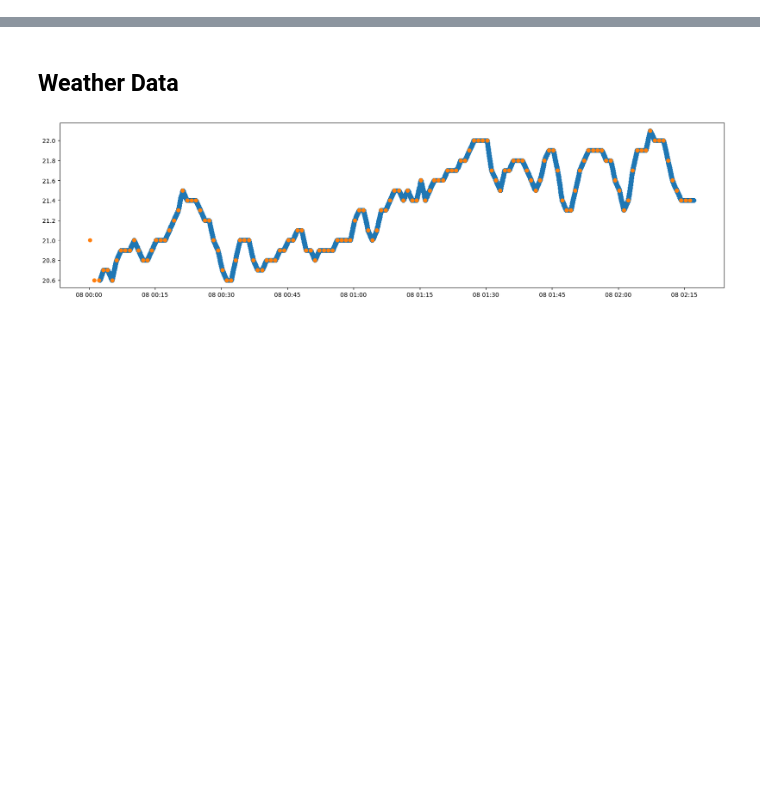
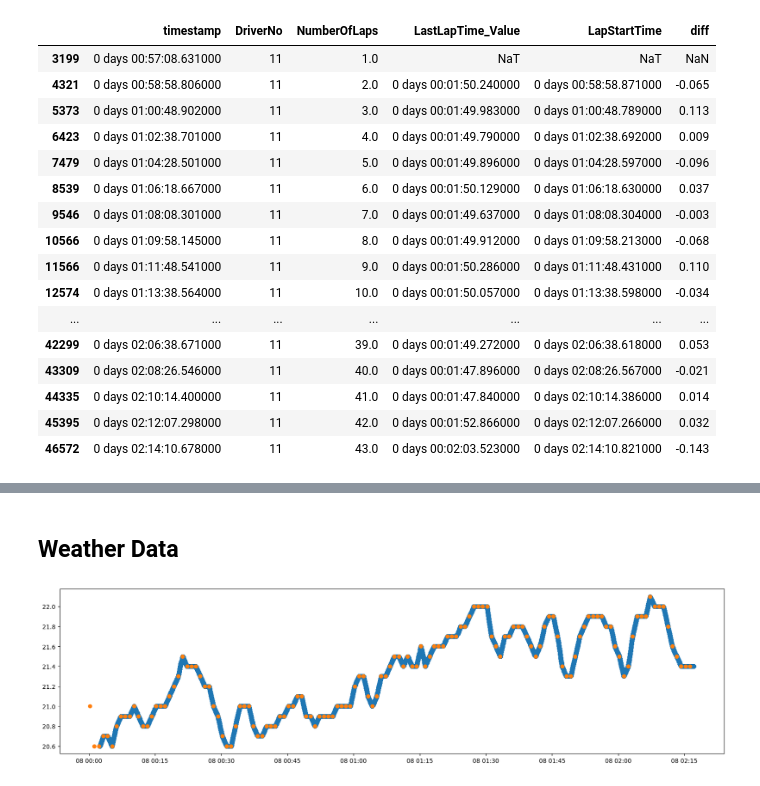
Before and after one commit to GoktugOcal/LiveF1, a Jupyter notebook: test.ipynb, the cells around one changed output, grey strips where cells are left out. Saved outputs shown, nothing was run; the diff lists cells and outputs as text; code cells hidden in the pictures; blank space fills up the shorter version.

Commit message:
timing data is complex

```diff
--- a/test.ipynb
+++ b/test.ipynb
@@ -45,0 +20,4 @@ display(df_car[df_car['DriverNo'] == "44"].head(10))
+# %%
+res = session.get_data(dataName="Timing_Data")
+df_exp = pd.DataFrame(res.value)
+df_exp
@@ -45,0 +103,26 @@ display(df_car[df_car['DriverNo'] == "44"].head(10))
+# %%
+df_test_1 = df_exp[["timestamp","DriverNo","NumberOfLaps","LastLapTime_Value"]][(df_exp["DriverNo"] == "11") & (~df_exp["NumberOfLaps"].isnull())]
+df_test_1["timestamp"] = pd.to_timedelta(df_test_1["timestamp"])
+df_test_1["LastLapTime_Value"] = pd.to_timedelta("00:0"+df_test_1["LastLapTime_Value"])
+df_test_1["LapStartTime"] = df_test_1["timestamp"].shift(1) + df_test_1["LastLapTime_Value"]
+df_test_1["diff"] = (df_test_1["timestamp"].dt.microseconds - df_test_1["LapStartTime"].dt.microseconds) / 1000000
+
+df_test_1
+# %% [output]
+|  | timestamp | DriverNo | NumberOfLaps | LastLapTime_Value | LapStartTime | diff |
+| 3199 | 0 days 00:57:08.631000 | 11 | 1.0 | NaT | NaT | NaN |
+| 4321 | 0 days 00:58:58.806000 | 11 | 2.0 | 0 days 00:01:50.240000 | 0 days 00:58:58.871000 | -0.065 |
+| 5373 | 0 days 01:00:48.902000 | 11 | 3.0 | 0 days 00:01:49.983000 | 0 days 01:00:48.789000 | 0.113 |
+| 6423 | 0 days 01:02:38.701000 | 11 | 4.0 | 0 days 00:01:49.790000 | 0 days 01:02:38.692000 | 0.009 |
+| 7479 | 0 days 01:04:28.501000 | 11 | 5.0 | 0 days 00:01:49.896000 | 0 days 01:04:28.597000 | -0.096 |
+| 8539 | 0 days 01:06:18.667000 | 11 | 6.0 | 0 days 00:01:50.129000 | 0 days 01:06:18.630000 | 0.037 |
+| 9546 | 0 days 01:08:08.301000 | 11 | 7.0 | 0 days 00:01:49.637000 | 0 days 01:08:08.304000 | -0.003 |
+| 10566 | 0 days 01:09:58.145000 | 11 | 8.0 | 0 days 00:01:49.912000 | 0 days 01:09:58.213000 | -0.068 |
+| 11566 | 0 days 01:11:48.541000 | 11 | 9.0 | 0 days 00:01:50.286000 | 0 days 01:11:48.431000 | 0.110 |
+| 12574 | 0 days 01:13:38.564000 | 11 | 10.0 | 0 days 00:01:50.057000 | 0 days 01:13:38.598000 | -0.034 |
+| ... | ... | ... | ... | ... | ... | ... |
+| 42299 | 0 days 02:06:38.671000 | 11 | 39.0 | 0 days 00:01:49.272000 | 0 days 02:06:38.618000 | 0.053 |
+| 43309 | 0 days 02:08:26.546000 | 11 | 40.0 | 0 days 00:01:47.896000 | 0 days 02:08:26.567000 | -0.021 |
+| 44335 | 0 days 02:10:14.400000 | 11 | 41.0 | 0 days 00:01:47.840000 | 0 days 02:10:14.386000 | 0.014 |
+| 45395 | 0 days 02:12:07.298000 | 11 | 42.0 | 0 days 00:01:52.866000 | 0 days 02:12:07.266000 | 0.032 |
+| 46572 | 0 days 02:14:10.678000 | 11 | 43.0 | 0 days 00:02:03.523000 | 0 days 02:14:10.821000 | -0.143 |
```
Also changed, not shown: parts of 20 cells of this notebook, 1 other file.
